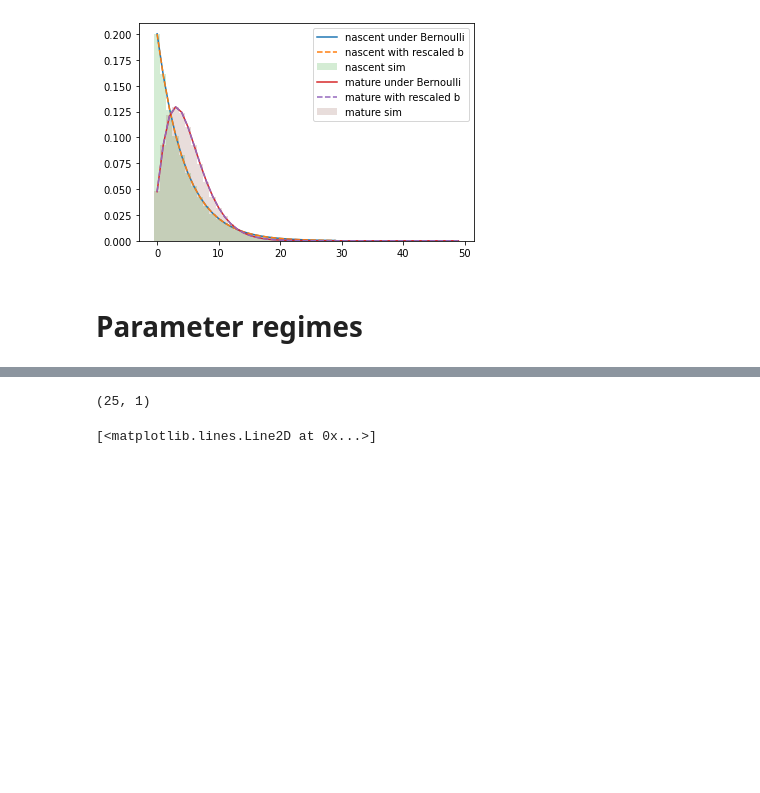
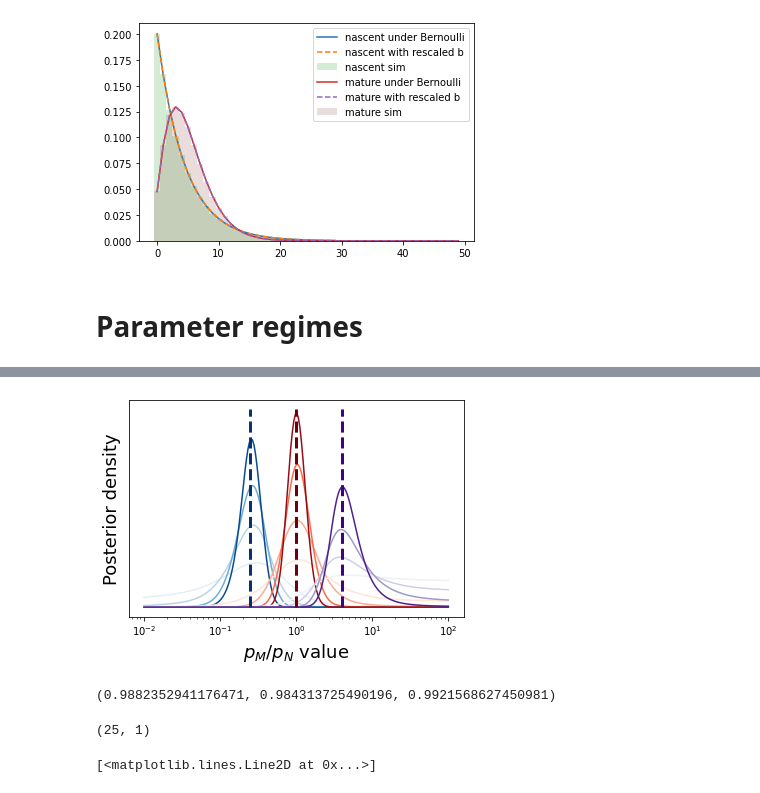
Before and after one commit to pachterlab/GVP_2023, a Jupyter notebook: gg230131_technoisebern.ipynb, the cells around one changed output, grey strips where cells are left out. Saved outputs shown, nothing was run; the diff lists cells and outputs as text; code cells hidden in the pictures; blank space fills up the shorter version.

```diff
--- a/gg230131_technoisebern.ipynb
+++ b/gg230131_technoisebern.ipynb
@@ -183,15 +150,0 @@ with open('./data/gg230222_technoise_logL_2.pickle', "rb") as logLfs:
-# %%
-Larr = np.exp(logL_arr)
-# plt.plot(sr_range,Larr.mean(1),c = matplotlib.colormaps[cmaps[k_]](color_coords[j_])[:3])
-for k_,sr in enumerate(samp_ratios):
-    for j_,ncells in enumerate(ncells_range):
-        plt.plot(sr_range,Larr[k_,j_].mean(1),c = matplotlib.colormaps[cmaps[k_]](color_coords[j_])[:3])
-plt.xscale('log')
-
-for k_,sr in enumerate(samp_ratios):
-    plt.plot([sr]*2,[0,0.14],'--',color=matplotlib.colormaps[cmaps[k_]](0.99)[:3],linewidth=lw)
-plt.xlabel(r'$p_M/p_N$ value',fontsize=fs)
-plt.ylabel('Density',fontsize=fs)
-plt.yticks([])
-plt.savefig('figs/fig5b.png',dpi=450)
-plt.savefig('figs/fig5b.pdf')
@@ -218,4 +150,0 @@ plt.savefig('figs/fig5b.pdf')
-# %%
-logL_arr.shape
-# %% [output]
-(25, 1)
@@ -221,0 +183,21 @@ logL_arr.shape
+# %%
+Larr = np.exp(logL_arr)
+# plt.plot(sr_range,Larr.mean(1),c = matplotlib.colormaps[cmaps[k_]](color_coords[j_])[:3])
+for k_,sr in enumerate(samp_ratios):
+    for j_,ncells in enumerate(ncells_range):
+        plt.plot(sr_range,Larr[k_,j_].mean(1),c = matplotlib.colormaps[cmaps[k_]](color_coords[j_])[:3])
+plt.xscale('log')
+
+for k_,sr in enumerate(samp_ratios):
+    plt.plot([sr]*2,[0,0.07],'--',color=matplotlib.colormaps[cmaps[k_]](0.99)[:3],linewidth=lw)
+plt.xlabel(r'$p_M/p_N$ value',fontsize=fs)
+plt.ylabel('Posterior density',fontsize=fs)
+plt.yticks([])
+plt.savefig('figs/fig5b.png',dpi=450)
+plt.savefig('figs/fig5b.pdf')
+# %% [output]
+[figure, added]
+# %%
+matplotlib.colormaps[cmaps[k_]](0)[:3]
+# %% [output]
+(0.9882352941176471, 0.984313725490196, 0.9921568627450981)
@@ -222,3 +220,7 @@ logL_arr.shape
+# %%
+logL_arr.shape
+# %% [output]
+(25, 1)
 # %%
 plt.plot(Pss_true.sum(1))
 plt.plot(Pss_true.sum(0))
```
Also changed, not shown: parts of 19 cells of this notebook, 2 other files.
